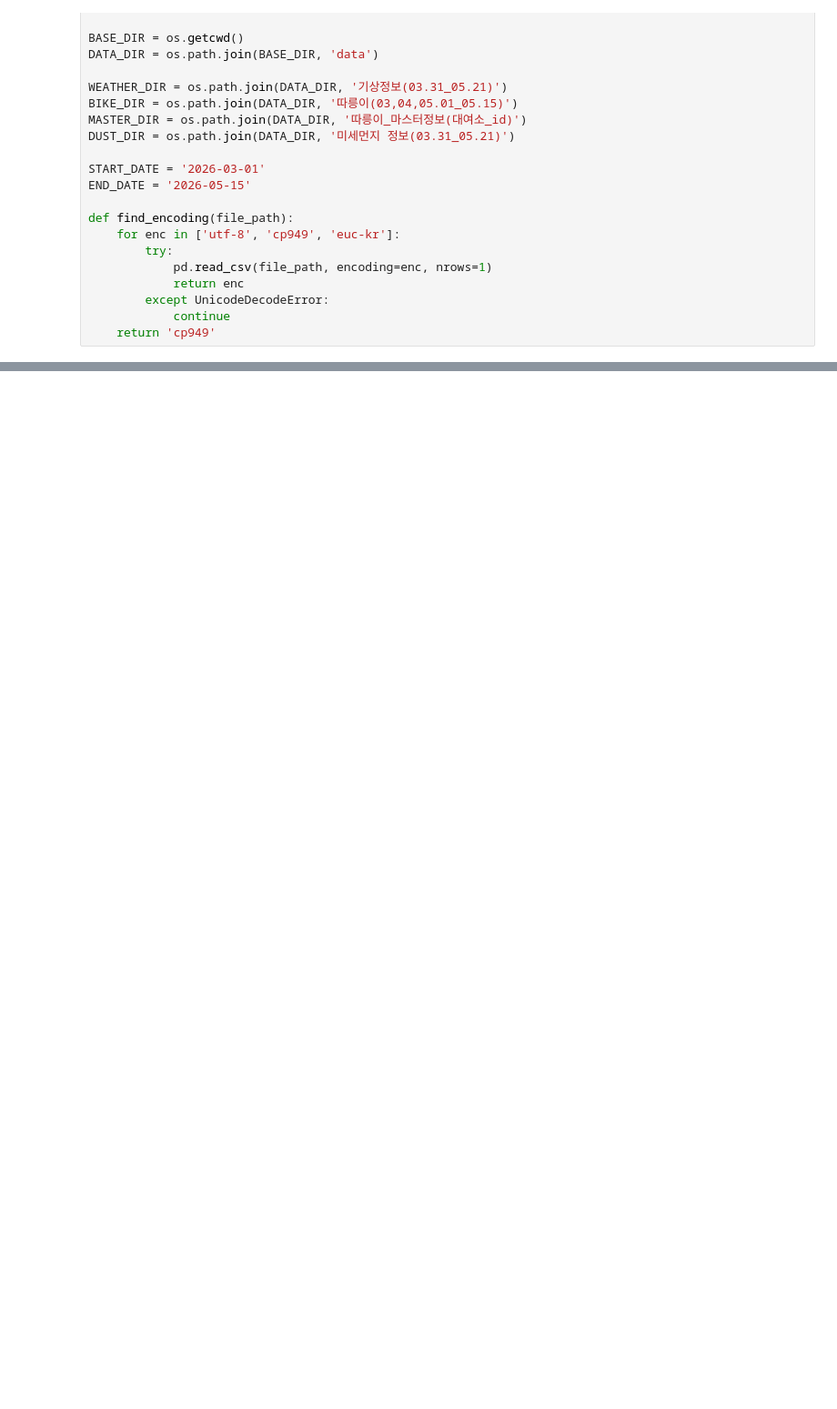
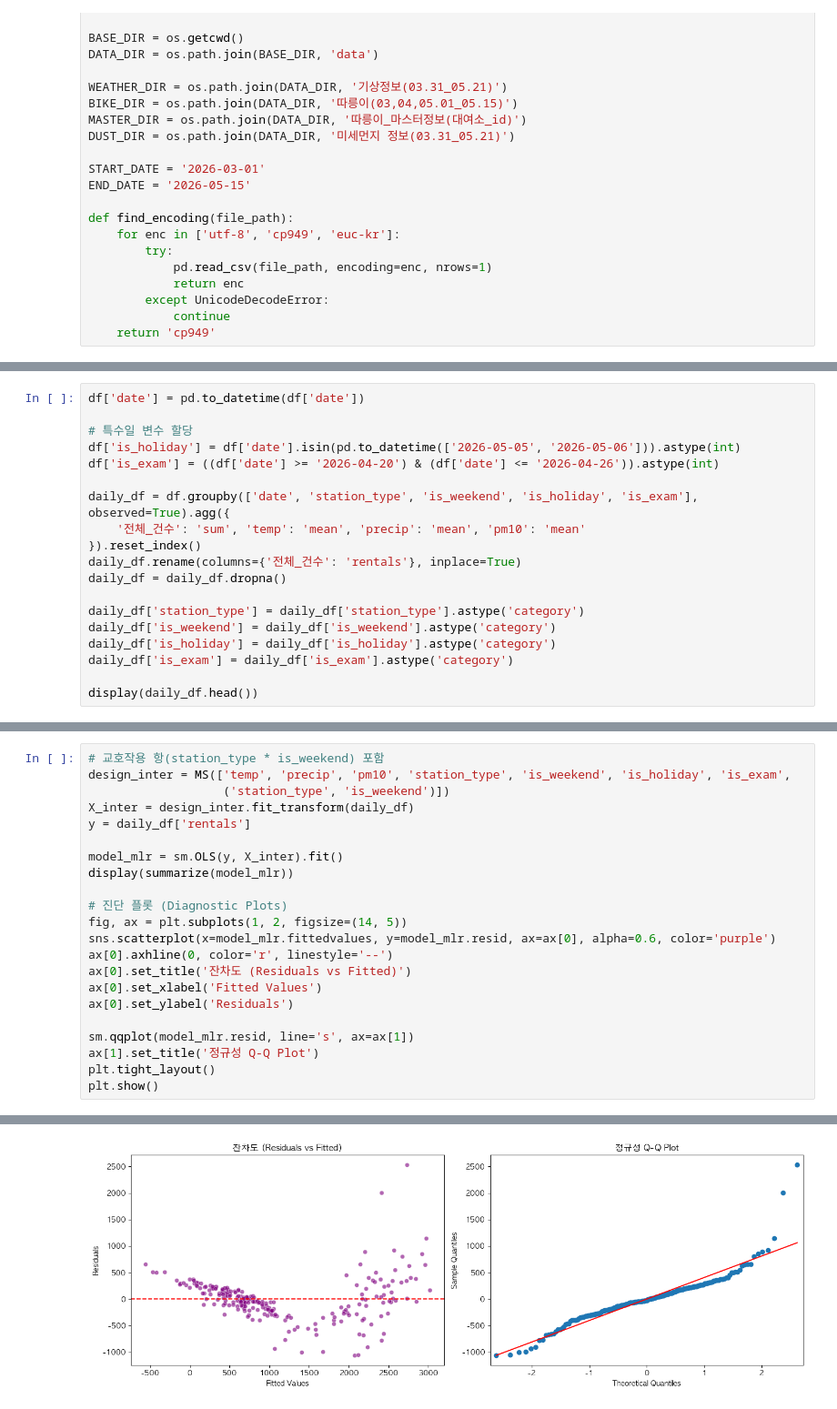
Before and after one commit to todayoneul/ddarungyee, a Jupyter notebook: preprocess.ipynb, the cells around one changed output, grey strips where cells are left out. Shown at 91% size. Saved outputs shown, nothing was run; the diff lists cells and outputs as text; blank space fills up the shorter version.

```diff
--- a/preprocess.ipynb
+++ b/preprocess.ipynb
@@ -460,0 +225,19 @@ plt.show()
+# %%
+df['date'] = pd.to_datetime(df['date'])
+
+# 특수일 변수 할당
+df['is_holiday'] = df['date'].isin(pd.to_datetime(['2026-05-05', '2026-05-06'])).astype(int)
+df['is_exam'] = ((df['date'] >= '2026-04-20') & (df['date'] <= '2026-04-26')).astype(int)
+
+daily_df = df.groupby(['date', 'station_type', 'is_weekend', 'is_holiday', 'is_exam'], observed=True).agg({
+    '전체_건수': 'sum', 'temp': 'mean', 'precip': 'mean', 'pm10': 'mean'
+}).reset_index()
+daily_df.rename(columns={'전체_건수': 'rentals'}, inplace=True)
+daily_df = daily_df.dropna()
+
+daily_df['station_type'] = daily_df['station_type'].astype('category')
+daily_df['is_weekend'] = daily_df['is_weekend'].astype('category')
+daily_df['is_holiday'] = daily_df['is_holiday'].astype('category')
+daily_df['is_exam'] = daily_df['is_exam'].astype('category')
+
+display(daily_df.head())
@@ -460,0 +254,23 @@ plt.show()
+# %%
+# 교호작용 항(station_type * is_weekend) 포함
+design_inter = MS(['temp', 'precip', 'pm10', 'station_type', 'is_weekend', 'is_holiday', 'is_exam',
+                   ('station_type', 'is_weekend')])
+X_inter = design_inter.fit_transform(daily_df)
+y = daily_df['rentals']
+
+model_mlr = sm.OLS(y, X_inter).fit()
+display(summarize(model_mlr))
+
+# 진단 플롯 (Diagnostic Plots)
+fig, ax = plt.subplots(1, 2, figsize=(14, 5))
+sns.scatterplot(x=model_mlr.fittedvalues, y=model_mlr.resid, ax=ax[0], alpha=0.6, color='purple')
+ax[0].axhline(0, color='r', linestyle='--')
+ax[0].set_title('잔차도 (Residuals vs Fitted)')
+ax[0].set_xlabel('Fitted Values')
+ax[0].set_ylabel('Residuals')
+
+sm.qqplot(model_mlr.resid, line='s', ax=ax[1])
+ax[1].set_title('정규성 Q-Q Plot')
+plt.tight_layout()
+plt.show()
+# %% [output]
@@ -460,0 +289 @@ plt.show()
+[figure, added]
```
Also changed, not shown: parts of 66 cells of this notebook.
